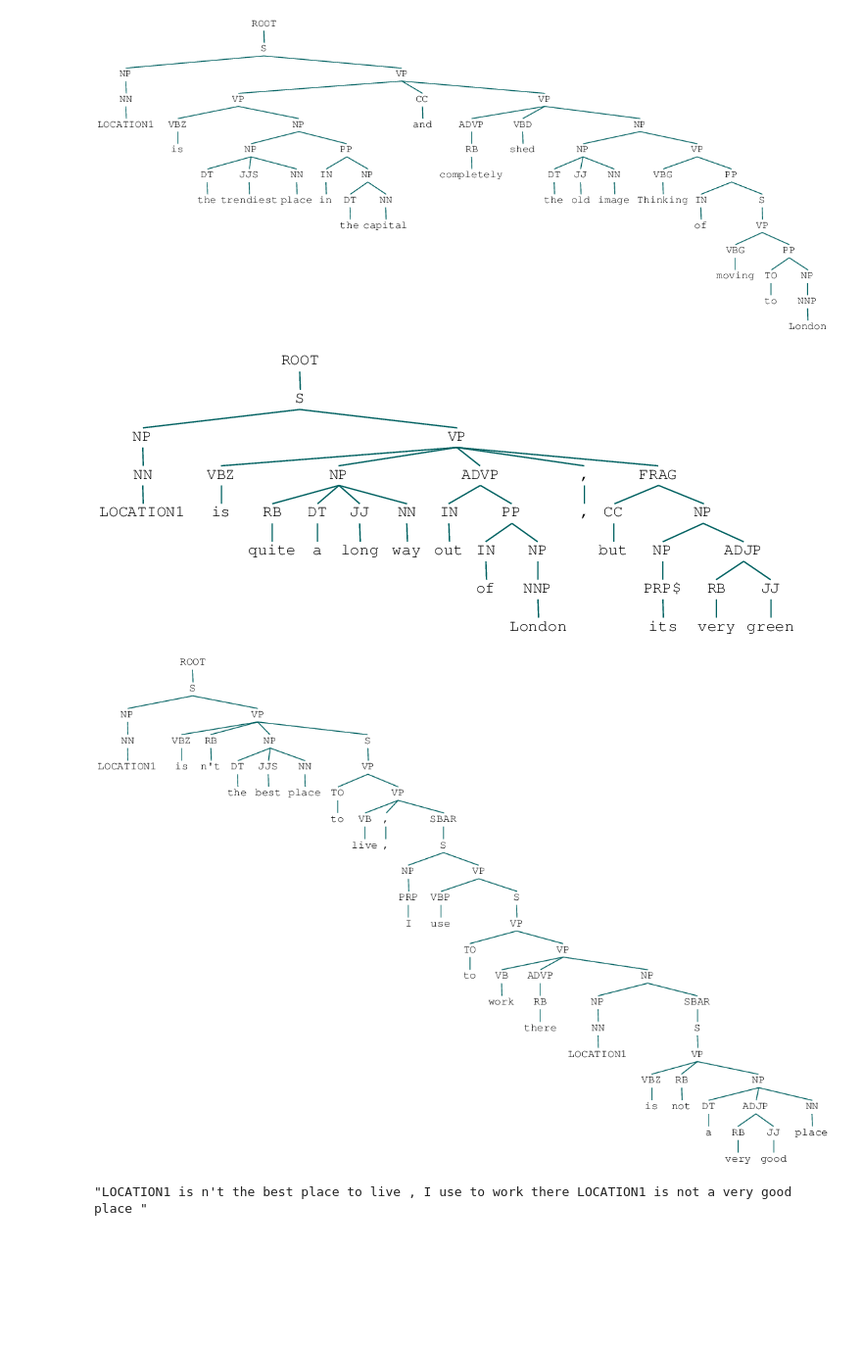
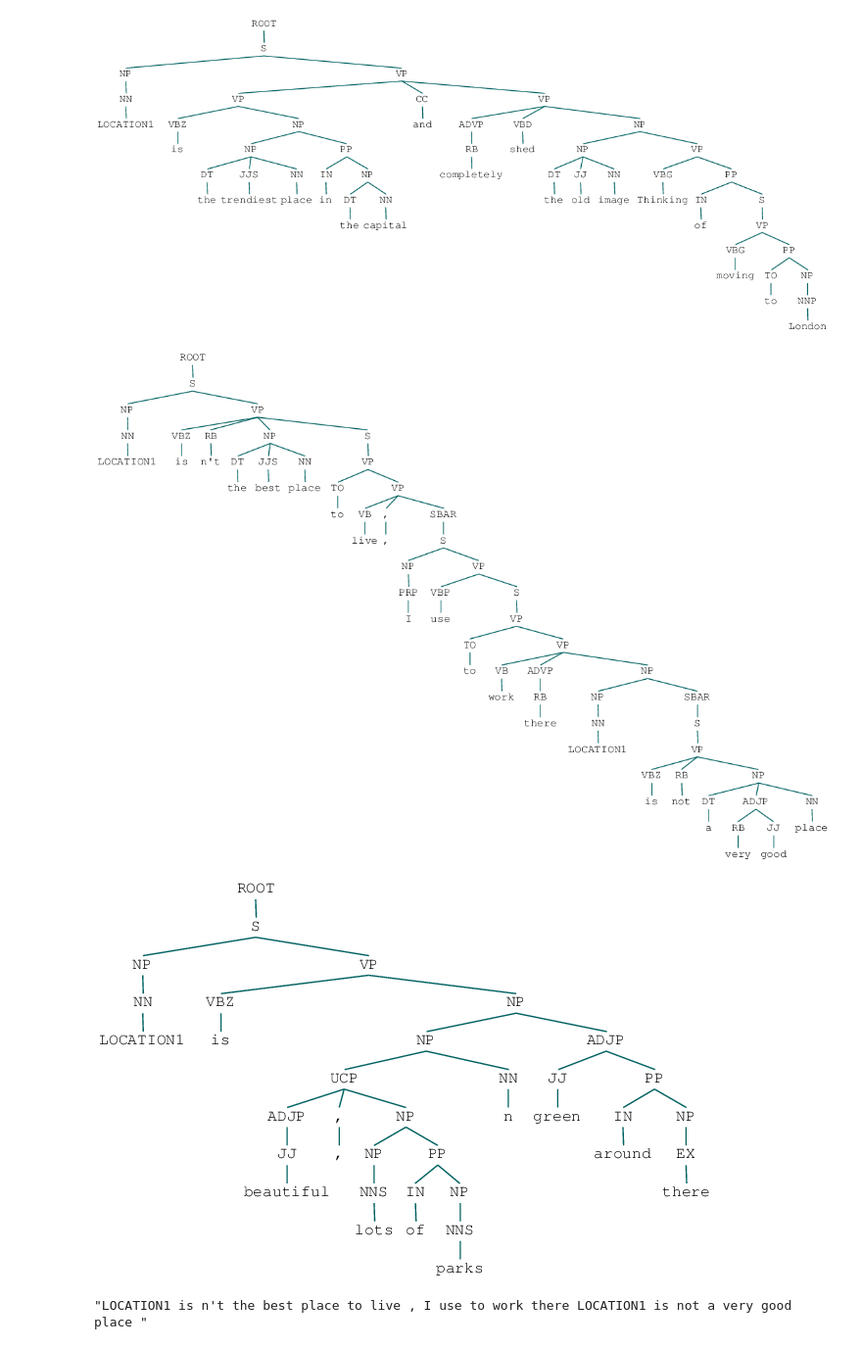
Before and after one commit to uclnlp/jack, a Jupyter notebook: gen_data.ipynb, the cells around one changed output. Shown at 98% size. Cells and saved outputs as stored; diff of their text form; code cells hidden in the pictures; blank space fills up the shorter version.

```diff
--- a/gen_data.ipynb
+++ b/gen_data.ipynb
@@ -78,19 +78,18 @@ def to_tree(text):
       'outputFormat': 'json'
       })
     return Tree.fromstring(y['sentences'][0]['parse']).freeze()
-to_tree("LOCATION1 is quite a long way out of London , but its very green")
+to_tree("LOCATION1 is n't the best place to live , I use to work there LOCATION1 is not a very good place")
 # %% [output]
-[figure, old version]
+[figure, new version]
 # %%
 import json
 
-examples = []
 with open('../../corpora/sentihood/single.json') as data_file:
     data = json.load(data_file)
 
-to_tree(data[1]['relevant_text'])
+to_tree(data[40]['relevant_text'])
 # %% [output]
-[figure, old version]
+[figure, new version]
 # %%
 data[1]['relevant_text']
 # %% [output]
```
Also changed, not shown: 1 other file.
